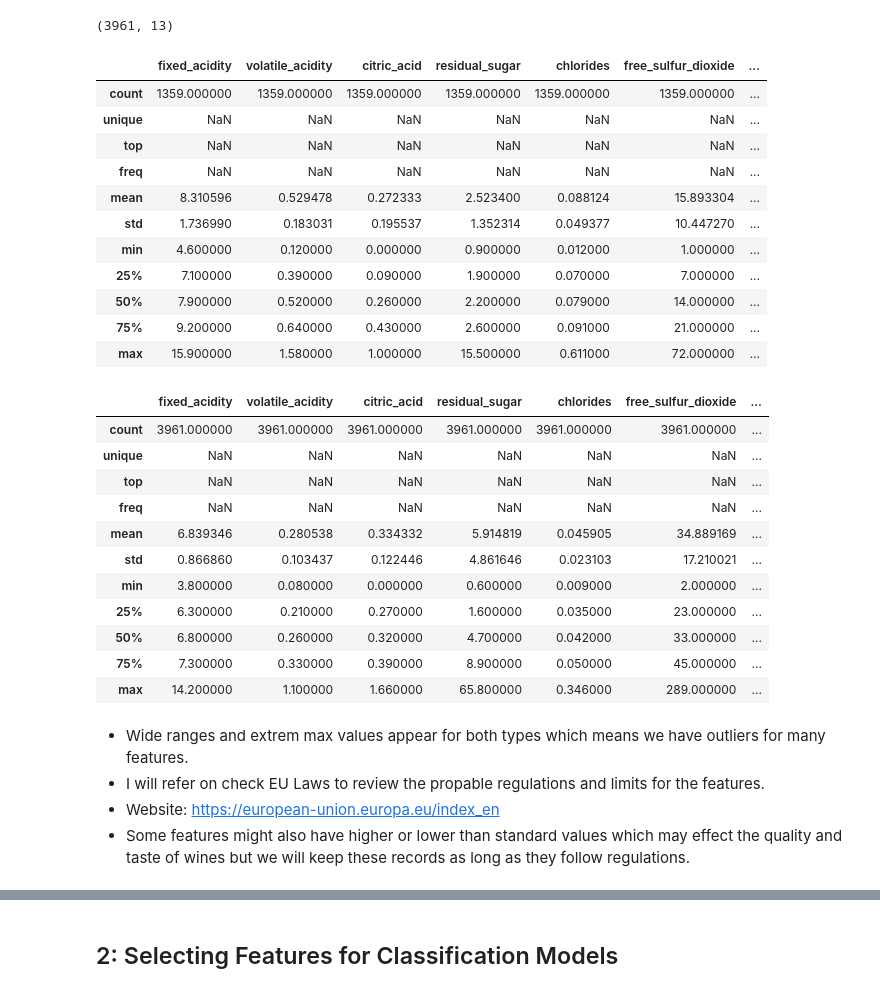
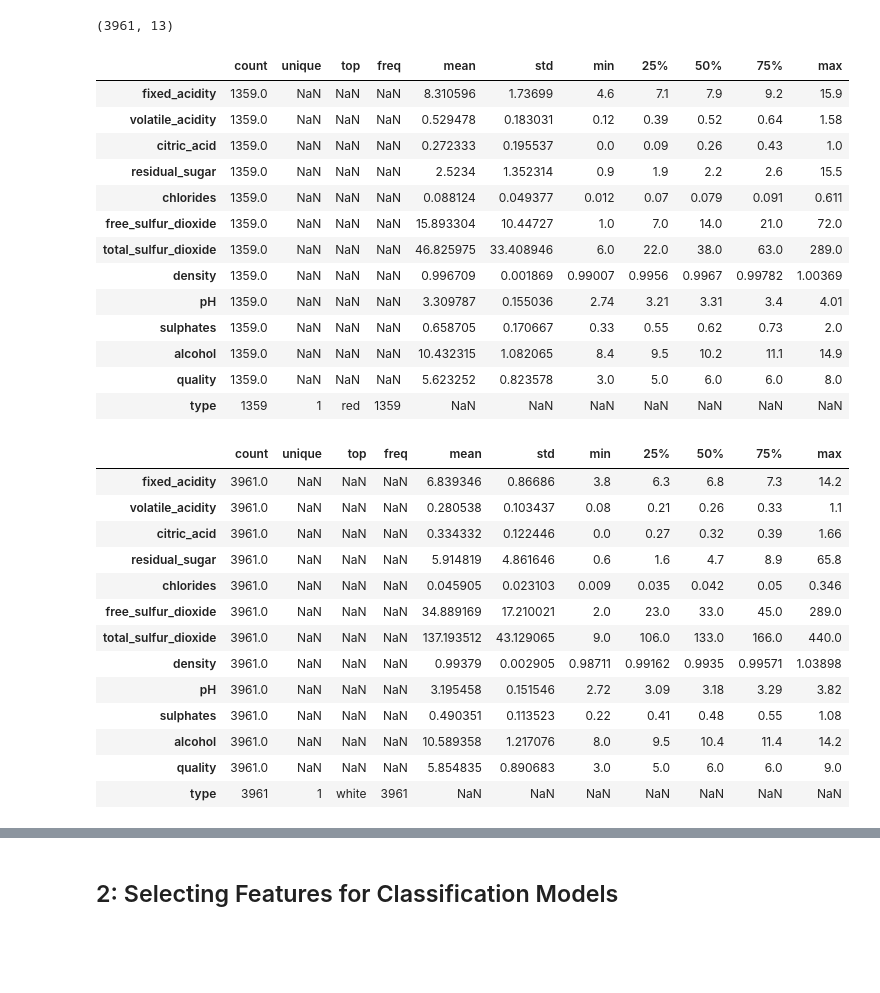
Before and after one commit to airsahin/Wine-Quality, a Jupyter notebook: WineQuality.ipynb, the cells around one changed output, grey strips where cells are left out. Drawn from its saved outputs; the diff is of its cells as text; code cells hidden in the pictures; blank space fills up the shorter version.

```diff
--- a/WineQuality.ipynb
+++ b/WineQuality.ipynb
@@ -117,6 +151,5 @@ df_white.rename(columns={
 # %%
-# Add column for wine type
+# Add wine type column
 
-df_red.loc[:, "type"] = "red"
-
-df_white.loc[:, "type"] = "white"
+df_red["type"] = "red"
+df_white["type"] = "white"
@@ -287,7 +247,7 @@ df_red_duplicates
 | 1596 | 6.3 | 0.510 | 0.13 | 2.30 | 0.076 | 29.0 | ... |
 240 rows × 13 columns
 # %%
-df_red = df_red.drop_duplicates()
+df_red = df_red.drop_duplicates().reset_index(drop=True)
 # %%
 df_red.shape
 # %% [output]
@@ -325,37 +285,36 @@ df_white.shape
 # %% [output]
 (3961, 13)
 # %%
-df_red.describe(include= 'all')
+df_red.describe(include= 'all').T
 # %% [output]
-|  | fixed_acidity | volatile_acidity | citric_acid | residual_sugar | chlorides | free_sulfur_dioxide | ... |
-| count | 1359.000000 | 1359.000000 | 1359.000000 | 1359.000000 | 1359.000000 | 1359.000000 | ... |
-| unique | NaN | NaN | NaN | NaN | NaN | NaN | ... |
-| top | NaN | NaN | NaN | NaN | NaN | NaN | ... |
-| freq | NaN | NaN | NaN | NaN | NaN | NaN | ... |
-| mean | 8.310596 | 0.529478 | 0.272333 | 2.523400 | 0.088124 | 15.893304 | ... |
-| std | 1.736990 | 0.183031 | 0.195537 | 1.352314 | 0.049377 | 10.447270 | ... |
-| min | 4.600000 | 0.120000 | 0.000000 | 0.900000 | 0.012000 | 1.000000 | ... |
-| 25% | 7.100000 | 0.390000 | 0.090000 | 1.900000 | 0.070000 | 7.000000 | ... |
-| 50% | 7.900000 | 0.520000 | 0.260000 | 2.200000 | 0.079000 | 14.000000 | ... |
-| 75% | 9.200000 | 0.640000 | 0.430000 | 2.600000 | 0.091000 | 21.000000 | ... |
-| max | 15.900000 | 1.580000 | 1.000000 | 15.500000 | 0.611000 | 72.000000 | ... |
+|  | count | unique | top | freq | mean | std | min | 25% | 50% | 75% | max |
+| fixed_acidity | 1359.0 | NaN | NaN | NaN | 8.310596 | 1.73699 | 4.6 | 7.1 | 7.9 | 9.2 | 15.9 |
+| volatile_acidity | 1359.0 | NaN | NaN | NaN | 0.529478 | 0.183031 | 0.12 | 0.39 | 0.52 | 0.64 | 1.58 |
+| citric_acid | 1359.0 | NaN | NaN | NaN | 0.272333 | 0.195537 | 0.0 | 0.09 | 0.26 | 0.43 | 1.0 |
+| residual_sugar | 1359.0 | NaN | NaN | NaN | 2.5234 | 1.352314 | 0.9 | 1.9 | 2.2 | 2.6 | 15.5 |
+| chlorides | 1359.0 | NaN | NaN | NaN | 0.088124 | 0.049377 | 0.012 | 0.07 | 0.079 | 0.091 | 0.611 |
+| free_sulfur_dioxide | 1359.0 | NaN | NaN | NaN | 15.893304 | 10.44727 | 1.0 | 7.0 | 14.0 | 21.0 | 72.0 |
+| total_sulfur_dioxide | 1359.0 | NaN | NaN | NaN | 46.825975 | 33.408946 | 6.0 | 22.0 | 38.0 | 63.0 | 289.0 |
+| density | 1359.0 | NaN | NaN | NaN | 0.996709 | 0.001869 | 0.99007 | 0.9956 | 0.9967 | 0.99782 | 1.00369 |
+| pH | 1359.0 | NaN | NaN | NaN | 3.309787 | 0.155036 | 2.74 | 3.21 | 3.31 | 3.4 | 4.01 |
+| sulphates | 1359.0 | NaN | NaN | NaN | 0.658705 | 0.170667 | 0.33 | 0.55 | 0.62 | 0.73 | 2.0 |
+| alcohol | 1359.0 | NaN | NaN | NaN | 10.432315 | 1.082065 | 8.4 | 9.5 | 10.2 | 11.1 | 14.9 |
+| quality | 1359.0 | NaN | NaN | NaN | 5.623252 | 0.823578 | 3.0 | 5.0 | 6.0 | 6.0 | 8.0 |
+| type | 1359 | 1 | red | 1359 | NaN | NaN | NaN | NaN | NaN | NaN | NaN |
 # %%
-df_white.describe(include= 'all')
+df_white.describe(include= 'all').T
 # %% [output]
-|  | fixed_acidity | volatile_acidity | citric_acid | residual_sugar | chlorides | free_sulfur_dioxide | ... |
-| count | 3961.000000 | 3961.000000 | 3961.000000 | 3961.000000 | 3961.000000 | 3961.000000 | ... |
-| unique | NaN | NaN | NaN | NaN | NaN | NaN | ... |
-| top | NaN | NaN | NaN | NaN | NaN | NaN | ... |
-| freq | NaN | NaN | NaN | NaN | NaN | NaN | ... |
-| mean | 6.839346 | 0.280538 | 0.334332 | 5.914819 | 0.045905 | 34.889169 | ... |
-| std | 0.866860 | 0.103437 | 0.122446 | 4.861646 | 0.023103 | 17.210021 | ... |
-| min | 3.800000 | 0.080000 | 0.000000 | 0.600000 | 0.009000 | 2.000000 | ... |
-| 25% | 6.300000 | 0.210000 | 0.270000 | 1.600000 | 0.035000 | 23.000000 | ... |
-| 50% | 6.800000 | 0.260000 | 0.320000 | 4.700000 | 0.042000 | 33.000000 | ... |
-| 75% | 7.300000 | 0.330000 | 0.390000 | 8.900000 | 0.050000 | 45.000000 | ... |
-| max | 14.200000 | 1.100000 | 1.660000 | 65.800000 | 0.346000 | 289.000000 | ... |
+|  | count | unique | top | freq | mean | std | min | 25% | 50% | 75% | max |
+| fixed_acidity | 3961.0 | NaN | NaN | NaN | 6.839346 | 0.86686 | 3.8 | 6.3 | 6.8 | 7.3 | 14.2 |
+| volatile_acidity | 3961.0 | NaN | NaN | NaN | 0.280538 | 0.103437 | 0.08 | 0.21 | 0.26 | 0.33 | 1.1 |
+| citric_acid | 3961.0 | NaN | NaN | NaN | 0.334332 | 0.122446 | 0.0 | 0.27 | 0.32 | 0.39 | 1.66 |
+| residual_sugar | 3961.0 | NaN | NaN | NaN | 5.914819 | 4.861646 | 0.6 | 1.6 | 4.7 | 8.9 | 65.8 |
+| chlorides | 3961.0 | NaN | NaN | NaN | 0.045905 | 0.023103 | 0.009 | 0.035 | 0.042 | 0.05 | 0.346 |
+| free_sulfur_dioxide | 3961.0 | NaN | NaN | NaN | 34.889169 | 17.210021 | 2.0 | 23.0 | 33.0 | 45.0 | 289.0 |
+| total_sulfur_dioxide | 3961.0 | NaN | NaN | NaN | 137.193512 | 43.129065 | 9.0 | 106.0 | 133.0 | 166.0 | 440.0 |
+| density | 3961.0 | NaN | NaN | NaN | 0.99379 | 0.002905 | 0.98711 | 0.99162 | 0.9935 | 0.99571 | 1.03898 |
+| pH | 3961.0 | NaN | NaN | NaN | 3.195458 | 0.151546 | 2.72 | 3.09 | 3.18 | 3.29 | 3.82 |
+| sulphates | 3961.0 | NaN | NaN | NaN | 0.490351 | 0.113523 | 0.22 | 0.41 | 0.48 | 0.55 | 1.08 |
+| alcohol | 3961.0 | NaN | NaN | NaN | 10.589358 | 1.217076 | 8.0 | 9.5 | 10.4 | 11.4 | 14.2 |
+| quality | 3961.0 | NaN | NaN | NaN | 5.854835 | 0.890683 | 3.0 | 5.0 | 6.0 | 6.0 | 9.0 |
+| type | 3961 | 1 | white | 3961 | NaN | NaN | NaN | NaN | NaN | NaN | NaN |
-# %% [markdown]
-* Wide ranges and extrem max values appear for both types which means we have outliers for many features.
-* I will refer on check EU Laws to review the propable regulations and limits for the features.
-* Website: https://european-union.europa.eu/index_en
-* Some features might also have higher or lower than standard values which may effect the quality and taste of wines but we will keep these records as long as they follow regulations.
```
Also changed, not shown: parts of 126 cells of this notebook.
